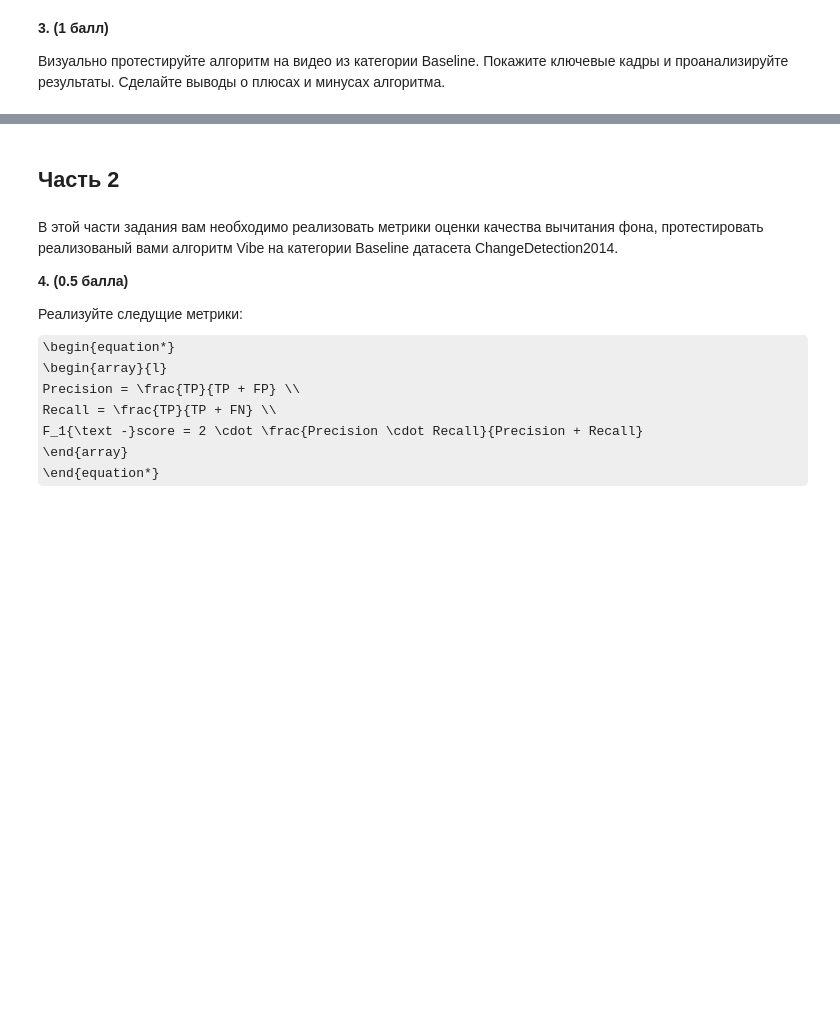
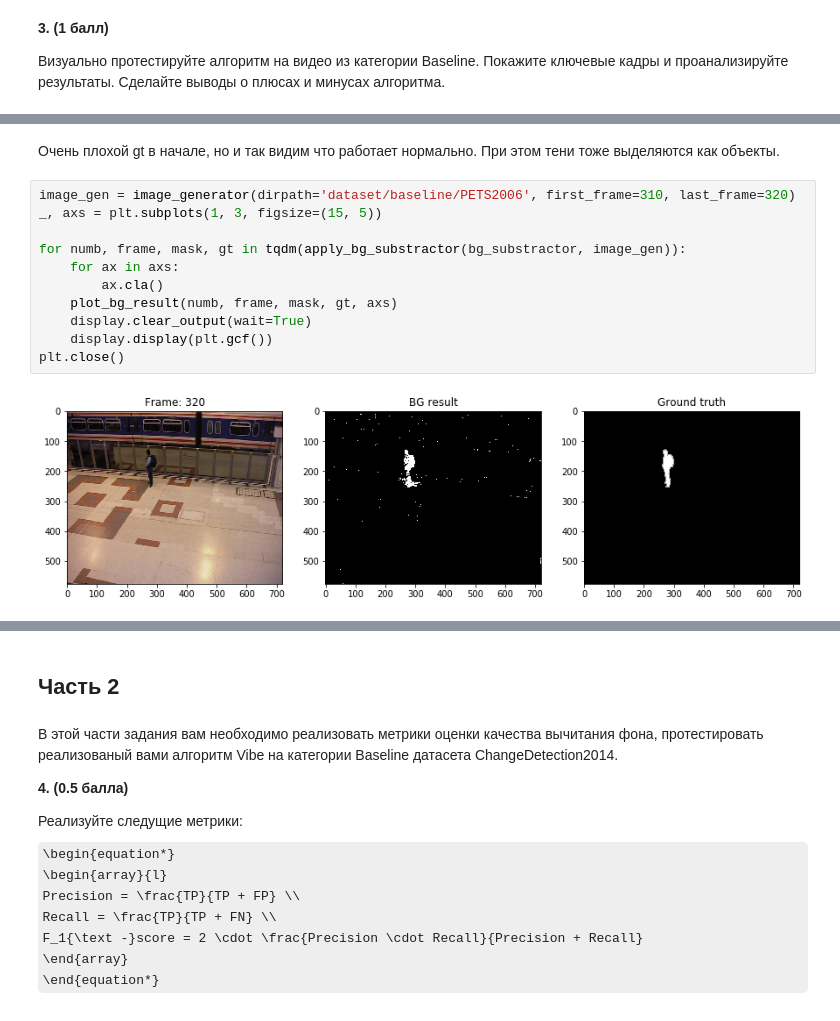
Before and after one commit to yaPhilya/Computer-Vision, a Jupyter notebook: week_7/07 вычитание фона/task.ipynb, the cells around one changed output, grey strips where cells are left out. Saved outputs shown, nothing was run; the diff lists cells and outputs as text; some formulas as TeX source; blank space fills up the shorter version.

```diff
--- a/week_7/07 вычитание фона/task.ipynb
+++ b/week_7/07 вычитание фона/task.ipynb
@@ -207,0 +223,15 @@ plt.close()
+# %% [markdown]
+Очень плохой gt в начале, но и так видим что работает нормально. При этом тени тоже выделяются как объекты.
+# %%
+image_gen = image_generator(dirpath='dataset/baseline/PETS2006', first_frame=310, last_frame=320)
+_, axs = plt.subplots(1, 3, figsize=(15, 5))
+
+for numb, frame, mask, gt in tqdm(apply_bg_substractor(bg_substractor, image_gen)):
+    for ax in axs:
+        ax.cla()
+    plot_bg_result(numb, frame, mask, gt, axs)
+    display.clear_output(wait=True)
+    display.display(plt.gcf())
+plt.close()
+# %% [output]
+[figure, added]
```
Also changed, not shown: parts of 41 cells of this notebook, 3 other files.
